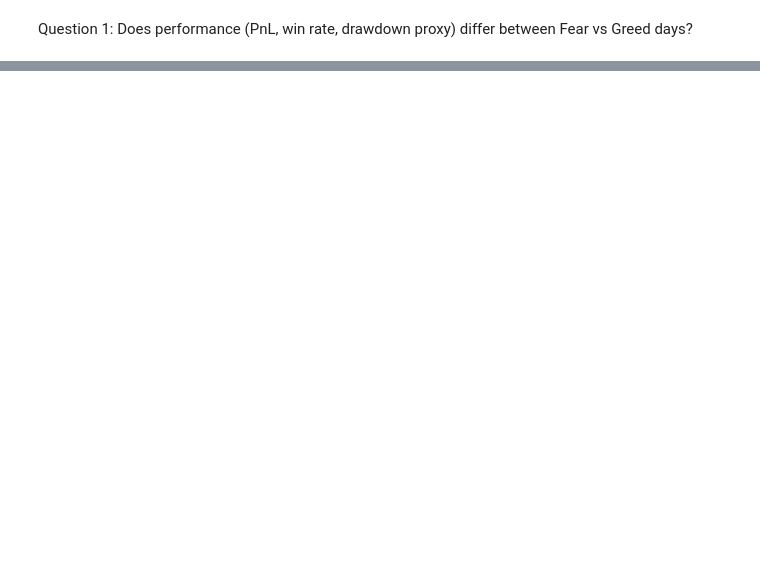
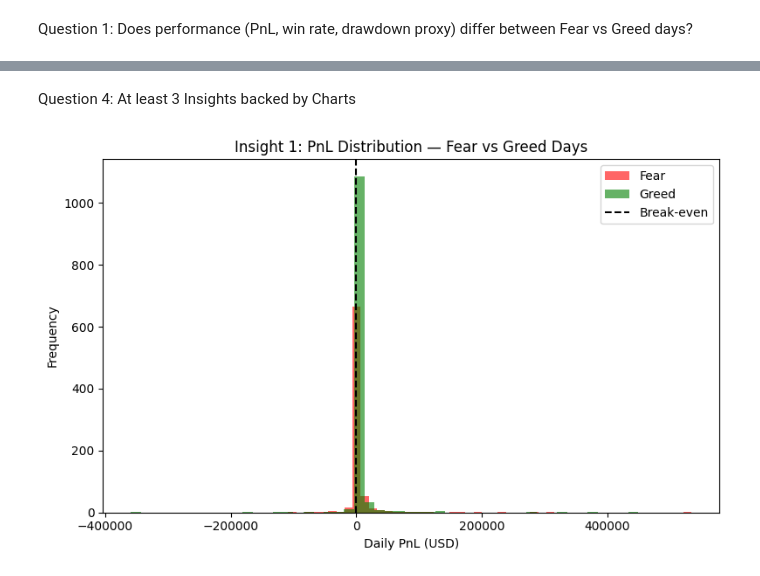
Before and after one commit to Nikhil09052007/TRADER_SEMTIMENT_ANALYSIS, a Jupyter notebook: analysis.ipynb, the cells around one changed output, grey strips where cells are left out. Drawn from its saved outputs; the diff is of its cells as text; code cells hidden in the pictures; blank space fills up the shorter version.

```diff
--- a/analysis.ipynb
+++ b/analysis.ipynb
@@ -376,0 +451,28 @@ Question 1: Does performance (PnL, win rate, drawdown proxy) differ between Fear
+# %%
+# Building a summary per trader across all their trading days
+trader_summary = daily_metrics.groupby('Account').agg(
+    avg_trades = ('num_trades', 'mean'),
+    avg_pnl    = ('daily_pnl',  'mean'),
+).reset_index()
+
+# Segment 1: Frequent vs Infrequent traders (split at median)
+freq_threshold = trader_summary['avg_trades'].median()
+trader_summary['freq_segment'] = trader_summary['avg_trades'].apply(
+    lambda x: 'Frequent' if x >= freq_threshold else 'Infrequent'
+)
+
+# Segment 2: Consistent Winners vs Inconsistent (split at median pnl)
+pnl_threshold = trader_summary['avg_pnl'].median()
+trader_summary['winner_segment'] = trader_summary['avg_pnl'].apply(
+    lambda x: 'Consistent Winner' if x >= pnl_threshold else 'Inconsistent'
+)
+
+# Attaching segments back to merged_df so we can compare against sentiment
+merged_df = merged_df.merge(
+    trader_summary[['Account', 'freq_segment', 'winner_segment']],
+    on='Account',
+    how='left'
+)
+
+print(merged_df['freq_segment'].value_counts())
+print(merged_df['winner_segment'].value_counts())
@@ -376,0 +488,19 @@ Question 1: Does performance (PnL, win rate, drawdown proxy) differ between Fear
+# %% [markdown]
+Question 4: At least 3 Insights backed by Charts
+# %%
+# Insight 1: PnL Distribution — Fear vs Greed Days
+fear_pnl  = merged_df[merged_df['sentiment'].isin(['Fear', 'Extreme Fear'])]['daily_pnl']
+greed_pnl = merged_df[merged_df['sentiment'].isin(['Greed', 'Extreme Greed'])]['daily_pnl']
+
+plt.figure(figsize=(8, 5))
+plt.hist(fear_pnl,  bins=50, alpha=0.6, color='red',   label='Fear')
+plt.hist(greed_pnl, bins=50, alpha=0.6, color='green', label='Greed')
+plt.axvline(0, color='black', linestyle='--', label='Break-even')
+plt.title('Insight 1: PnL Distribution — Fear vs Greed Days')
+plt.xlabel('Daily PnL (USD)')
+plt.ylabel('Frequency')
+plt.legend()
+plt.tight_layout()
+plt.show()
+# %% [output]
+[figure, added]
```
Also changed, not shown: parts of 32 cells of this notebook, 1 other file.
